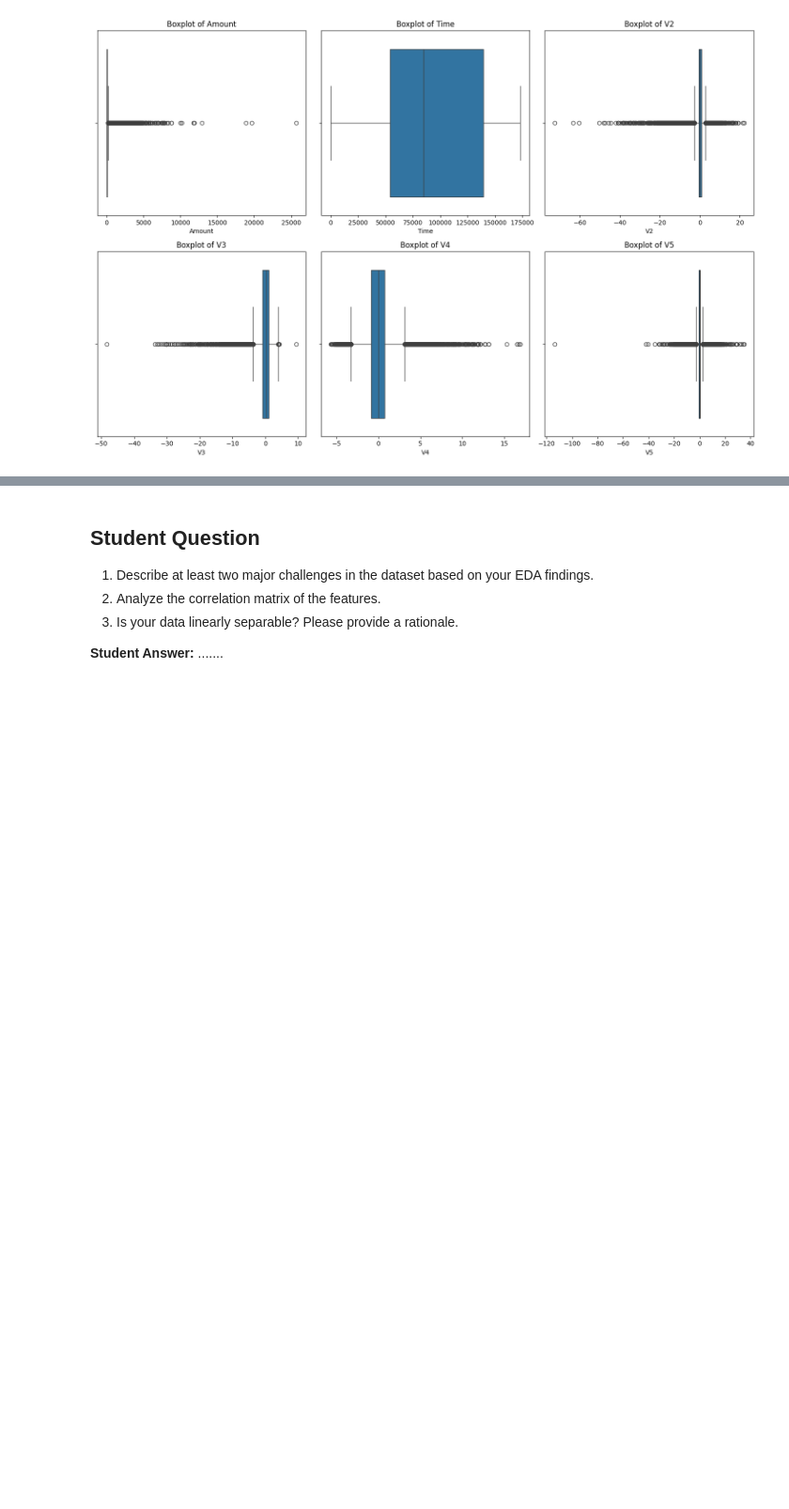
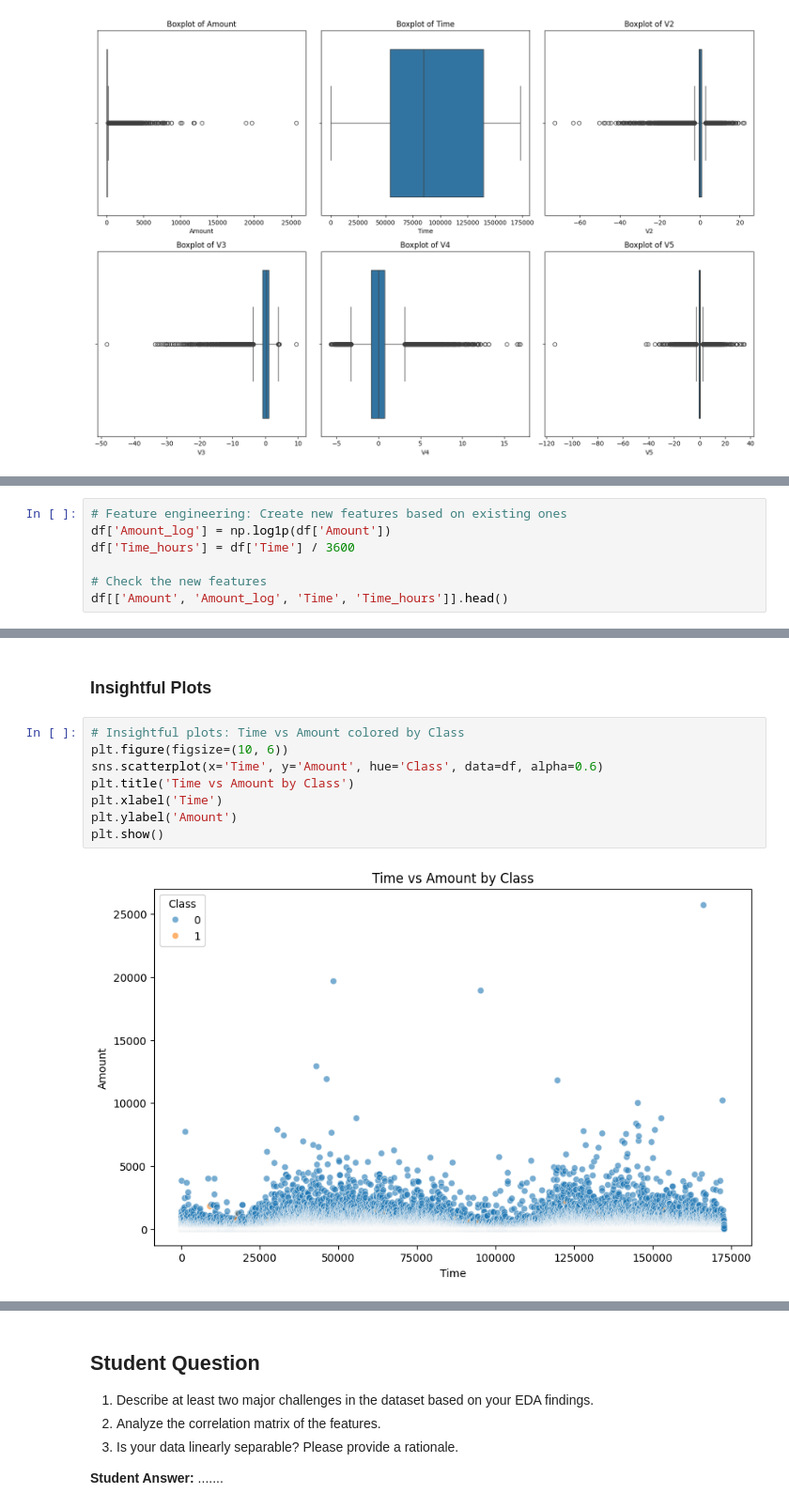
Before and after one commit to fjadidi2001/DataScienceJourney, a Jupyter notebook: Homework_1_Student_Version.ipynb, the cells around one changed output, grey strips where cells are left out. Shown at 94% size. Drawn from its saved outputs; the diff is of its cells as text; blank space fills up the shorter version.

```diff
--- a/Homework_1_Student_Version.ipynb
+++ b/Homework_1_Student_Version.ipynb
@@ -211,0 +214,7 @@ plt.show()
+# %%
+# Feature engineering: Create new features based on existing ones
+df['Amount_log'] = np.log1p(df['Amount'])
+df['Time_hours'] = df['Time'] / 3600
+
+# Check the new features
+df[['Amount', 'Amount_log', 'Time', 'Time_hours']].head()
@@ -211,0 +228,12 @@ plt.show()
+# %% [markdown]
+### Insightful Plots
+# %%
+# Insightful plots: Time vs Amount colored by Class
+plt.figure(figsize=(10, 6))
+sns.scatterplot(x='Time', y='Amount', hue='Class', data=df, alpha=0.6)
+plt.title('Time vs Amount by Class')
+plt.xlabel('Time')
+plt.ylabel('Amount')
+plt.show()
+# %% [output]
+[figure, added]
```
Also changed, not shown: parts of 19 cells of this notebook.
